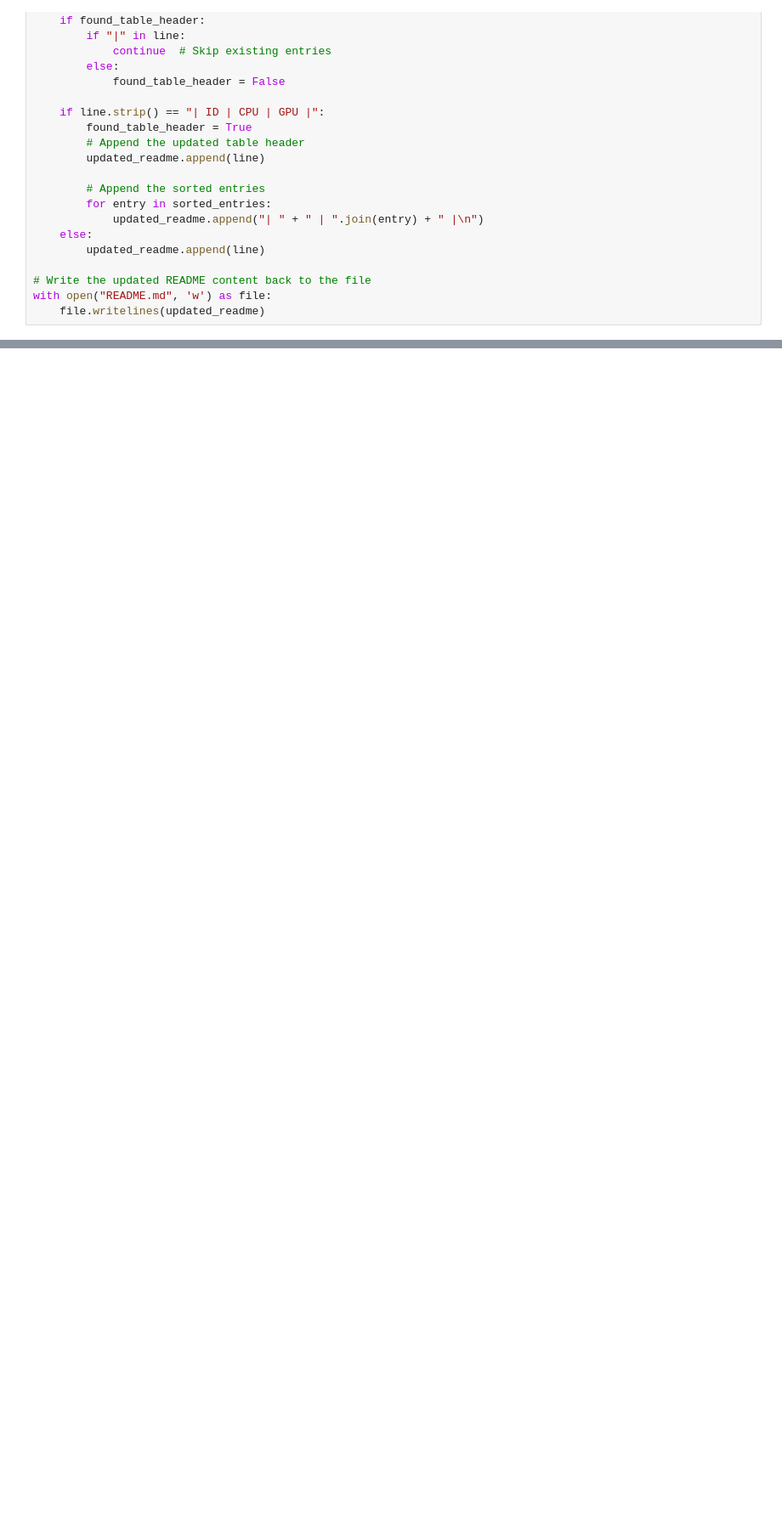
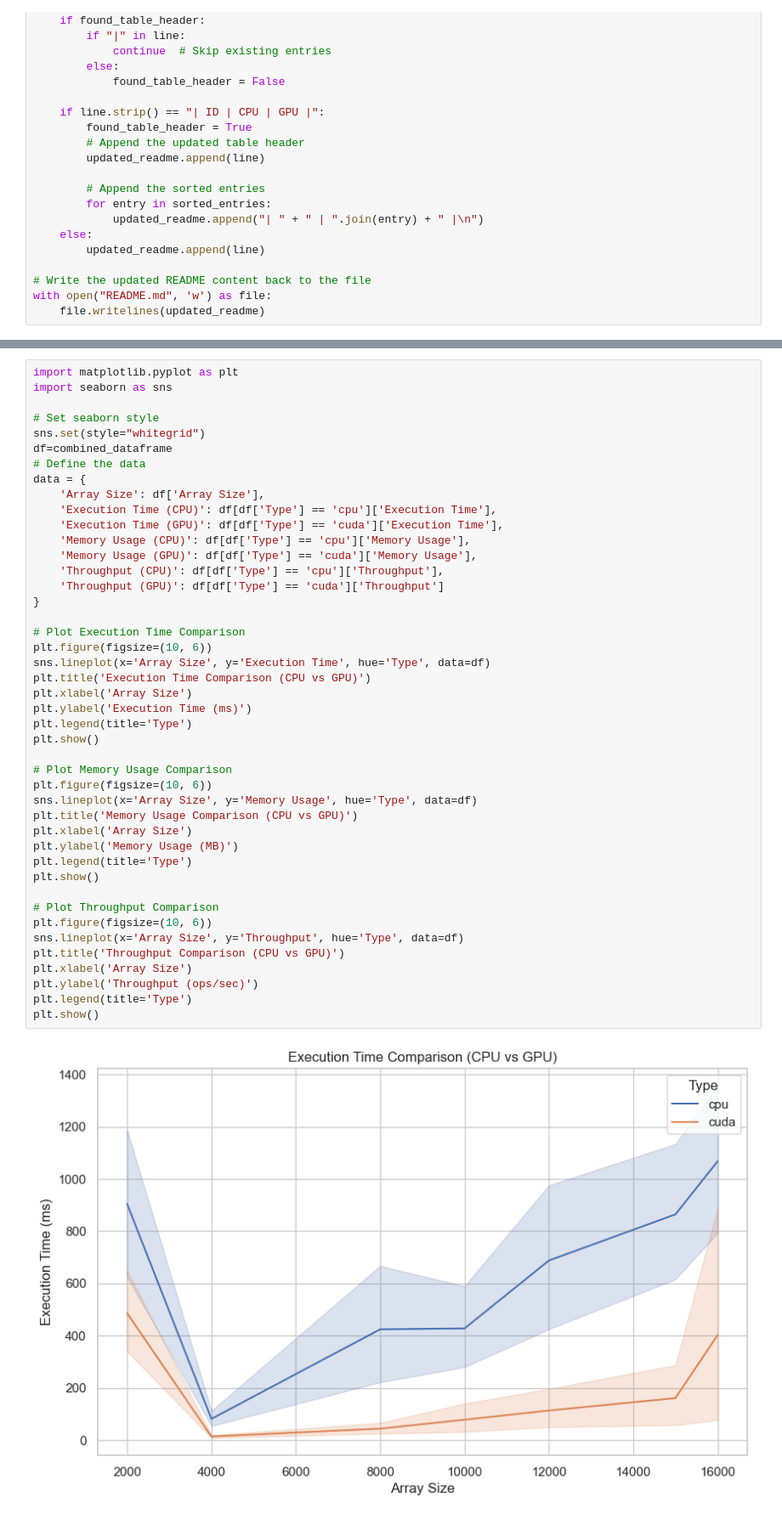
Before and after one commit to Marinto-Richee/2D-Stenciling-using-CUDA-and-CPU, a Jupyter notebook: Analysis.ipynb, the cells around one changed output, grey strips where cells are left out. Shown at 85% size. Cells and saved outputs as stored; diff of their text form; blank space fills up the shorter version.

Commit message:
Added CSV output and additional Visualizations

```diff
--- a/Analysis.ipynb
+++ b/Analysis.ipynb
@@ -215,0 +218,46 @@ with open("README.md", 'w') as file:
+# %%
+import matplotlib.pyplot as plt
+import seaborn as sns
+
+# Set seaborn style
+sns.set(style="whitegrid")
+df=combined_dataframe
+# Define the data
+data = {
+    'Array Size': df['Array Size'],
+    'Execution Time (CPU)': df[df['Type'] == 'cpu']['Execution Time'],
+    'Execution Time (GPU)': df[df['Type'] == 'cuda']['Execution Time'],
+    'Memory Usage (CPU)': df[df['Type'] == 'cpu']['Memory Usage'],
+    'Memory Usage (GPU)': df[df['Type'] == 'cuda']['Memory Usage'],
+    'Throughput (CPU)': df[df['Type'] == 'cpu']['Throughput'],
+    'Throughput (GPU)': df[df['Type'] == 'cuda']['Throughput']
+}
+
+# Plot Execution Time Comparison
+plt.figure(figsize=(10, 6))
+sns.lineplot(x='Array Size', y='Execution Time', hue='Type', data=df)
+plt.title('Execution Time Comparison (CPU vs GPU)')
+plt.xlabel('Array Size')
+plt.ylabel('Execution Time (ms)')
+plt.legend(title='Type')
+plt.show()
+
+# Plot Memory Usage Comparison
+plt.figure(figsize=(10, 6))
+sns.lineplot(x='Array Size', y='Memory Usage', hue='Type', data=df)
+plt.title('Memory Usage Comparison (CPU vs GPU)')
+plt.xlabel('Array Size')
+plt.ylabel('Memory Usage (MB)')
+plt.legend(title='Type')
+plt.show()
+
+# Plot Throughput Comparison
+plt.figure(figsize=(10, 6))
+sns.lineplot(x='Array Size', y='Throughput', hue='Type', data=df)
+plt.title('Throughput Comparison (CPU vs GPU)')
+plt.xlabel('Array Size')
+plt.ylabel('Throughput (ops/sec)')
+plt.legend(title='Type')
+plt.show()
+# %% [output]
+[figure, added]
```
Also changed, not shown: parts of 2 cells of this notebook, 1 other file.
